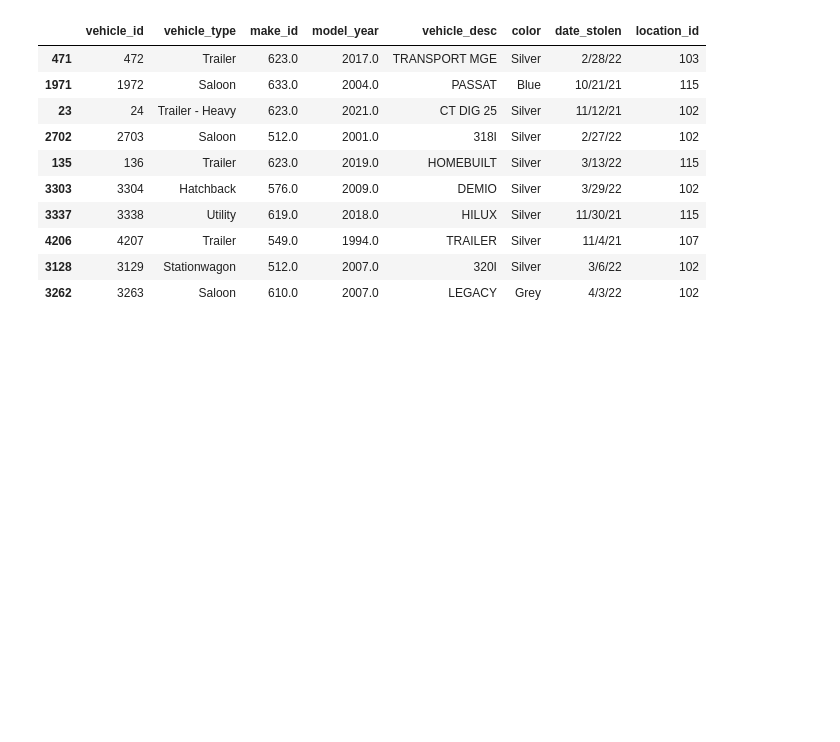
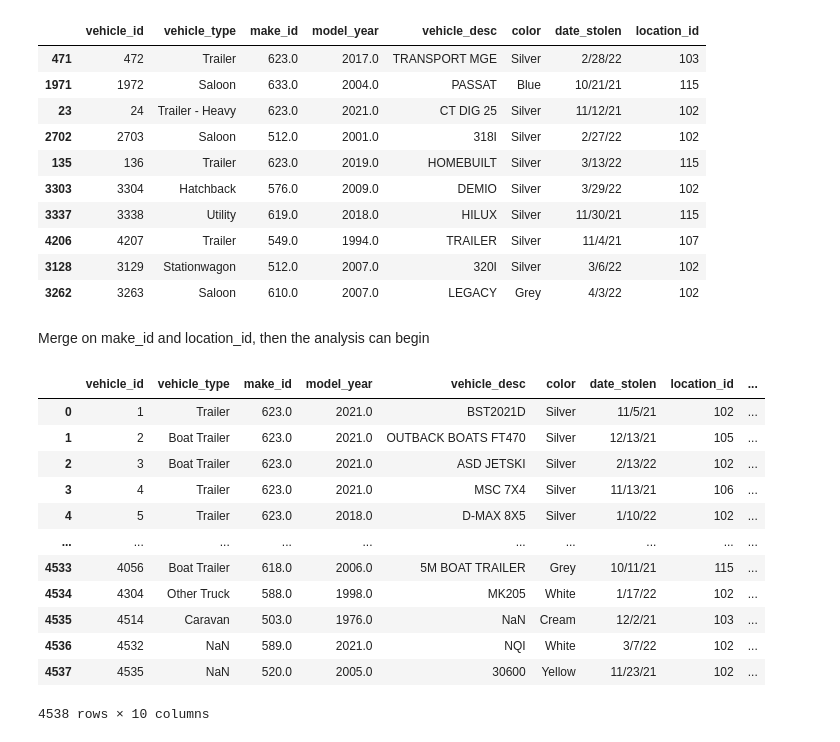
Before and after one commit to daniau23/motor_vehicle_thefts_analysis, a Jupyter notebook: eda/eda.ipynb, the cells around one changed output. Saved outputs shown, nothing was run; the diff lists cells and outputs as text; code cells hidden in the pictures; blank space fills up the shorter version.

Commit message:
stolen vehicles analysis

```diff
--- a/eda/eda.ipynb
+++ b/eda/eda.ipynb
@@ -158,7 +158,7 @@ def memory_magment(df):
         col_type = df[col].dtype
 
 
-        if col_type == np.number:
+        if col_type != np.object:
             c_min = df[col].min()
             c_max = df[col].max()
 
@@ -454,3 +597,22 @@ stolen_vehicles shape: (4553, 8)
 | 4206 | 4207 | Trailer | 549.0 | 1994.0 | TRAILER | Silver | 11/4/21 | 107 |
 | 3128 | 3129 | Stationwagon | 512.0 | 2007.0 | 320I | Silver | 3/6/22 | 102 |
 | 3262 | 3263 | Saloon | 610.0 | 2007.0 | LEGACY | Grey | 4/3/22 | 102 |
+# %% [markdown]
+Merge on make_id and location_id, then the analysis can begin
+# %%
+stolen_vehicles_make_details_featured_merged = pd.merge(stolen_vehicles,make_details_featured, on=['make_id'])
+stolen_vehicles_make_details_featured_merged
+# %% [output]
+|  | vehicle_id | vehicle_type | make_id | model_year | vehicle_desc | color | date_stolen | location_id | ... |
+| 0 | 1 | Trailer | 623.0 | 2021.0 | BST2021D | Silver | 11/5/21 | 102 | ... |
+| 1 | 2 | Boat Trailer | 623.0 | 2021.0 | OUTBACK BOATS FT470 | Silver | 12/13/21 | 105 | ... |
+| 2 | 3 | Boat Trailer | 623.0 | 2021.0 | ASD JETSKI | Silver | 2/13/22 | 102 | ... |
+| 3 | 4 | Trailer | 623.0 | 2021.0 | MSC 7X4 | Silver | 11/13/21 | 106 | ... |
+| 4 | 5 | Trailer | 623.0 | 2018.0 | D-MAX 8X5 | Silver | 1/10/22 | 102 | ... |
+| ... | ... | ... | ... | ... | ... | ... | ... | ... | ... |
+| 4533 | 4056 | Boat Trailer | 618.0 | 2006.0 | 5M BOAT TRAILER | Grey | 10/11/21 | 115 | ... |
+| 4534 | 4304 | Other Truck | 588.0 | 1998.0 | MK205 | White | 1/17/22 | 102 | ... |
+| 4535 | 4514 | Caravan | 503.0 | 1976.0 | NaN | Cream | 12/2/21 | 103 | ... |
+| 4536 | 4532 | NaN | 589.0 | 2021.0 | NQI | White | 3/7/22 | 102 | ... |
+| 4537 | 4535 | NaN | 520.0 | 2005.0 | 30600 | Yellow | 11/23/21 | 102 | ... |
+4538 rows × 10 columns
```
Also changed, not shown: parts of 30 cells of this notebook.
